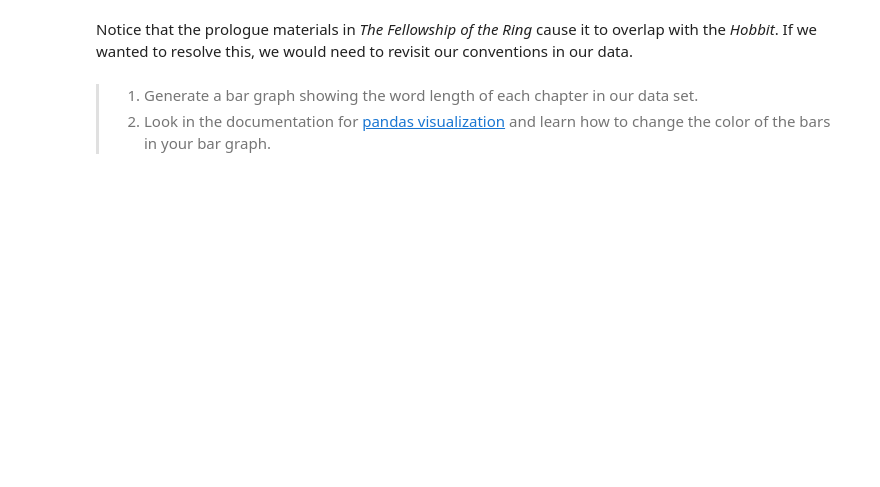
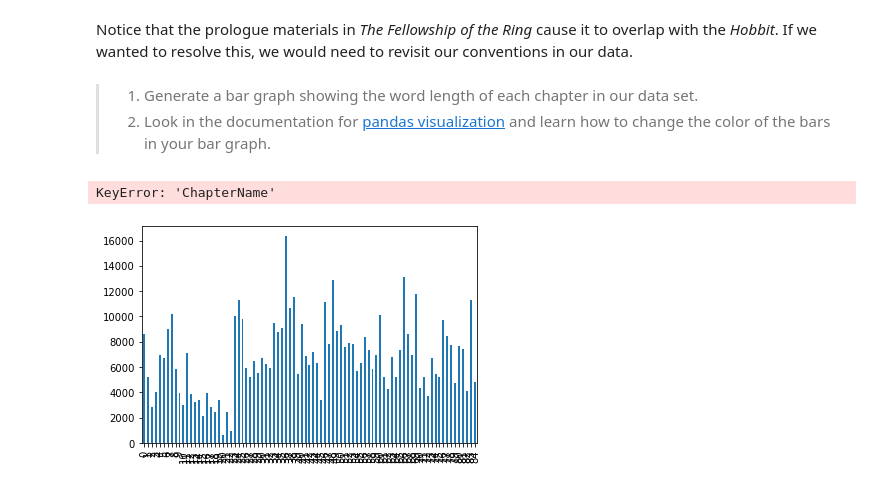
Before and after one commit to gdhill02/ds_1300_notebooks, a Jupyter notebook: work/01_assignment-Copy1.ipynb, the cells around one changed output. Drawn from its saved outputs; the diff is of its cells as text; code cells hidden in the pictures; blank space fills up the shorter version.

```diff
--- a/work/01_assignment-Copy1.ipynb
+++ b/work/01_assignment-Copy1.ipynb
@@ -372,2 +560,7 @@ data['CollectionName']=data['CollectionNum'].apply(lambda x: titles[x])
 # %% [markdown]
 > Can you use apply to estimate the time it takes to read each chapter? How long would it take to read all the chapters? Assume someone reads at 225 words per minute.
+# %%
+def readtime(x):
+    return x/225
+# %%
+data['ReadTime_minutes'] = data['WordCount'].apply(lambda x: readtime(x))
@@ -475,3 +805,9 @@ plt.pyplot.legend()
 # %% [markdown]
 > 1) Generate a bar graph showing the word length of each chapter in our data set.
 > 2) Look in the documentation for [pandas visualization](https://pandas.pydata.org/pandas-docs/stable/user_guide/visualization.html) and learn how to change the color of the bars in your bar graph.
+# %%
+plot = data['WordCount'].plot(kind='bar') # we are setting the type of plot to a bar graph
+plot.set_xticklabels(df['ChapterName']);
+# %% [output]
+KeyError: 'ChapterName'
+[figure, added]
```
Also changed, not shown: parts of 69 cells of this notebook.
